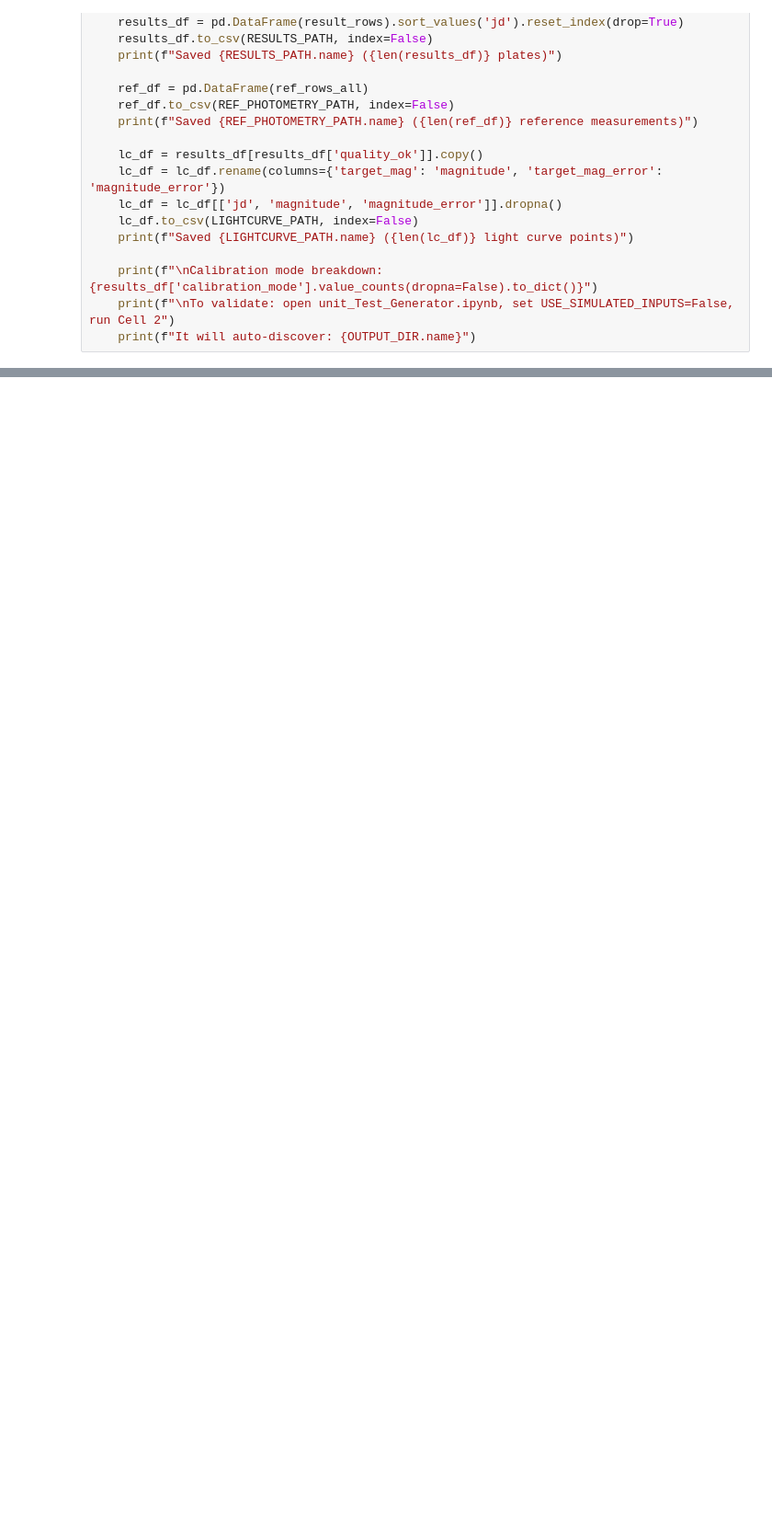
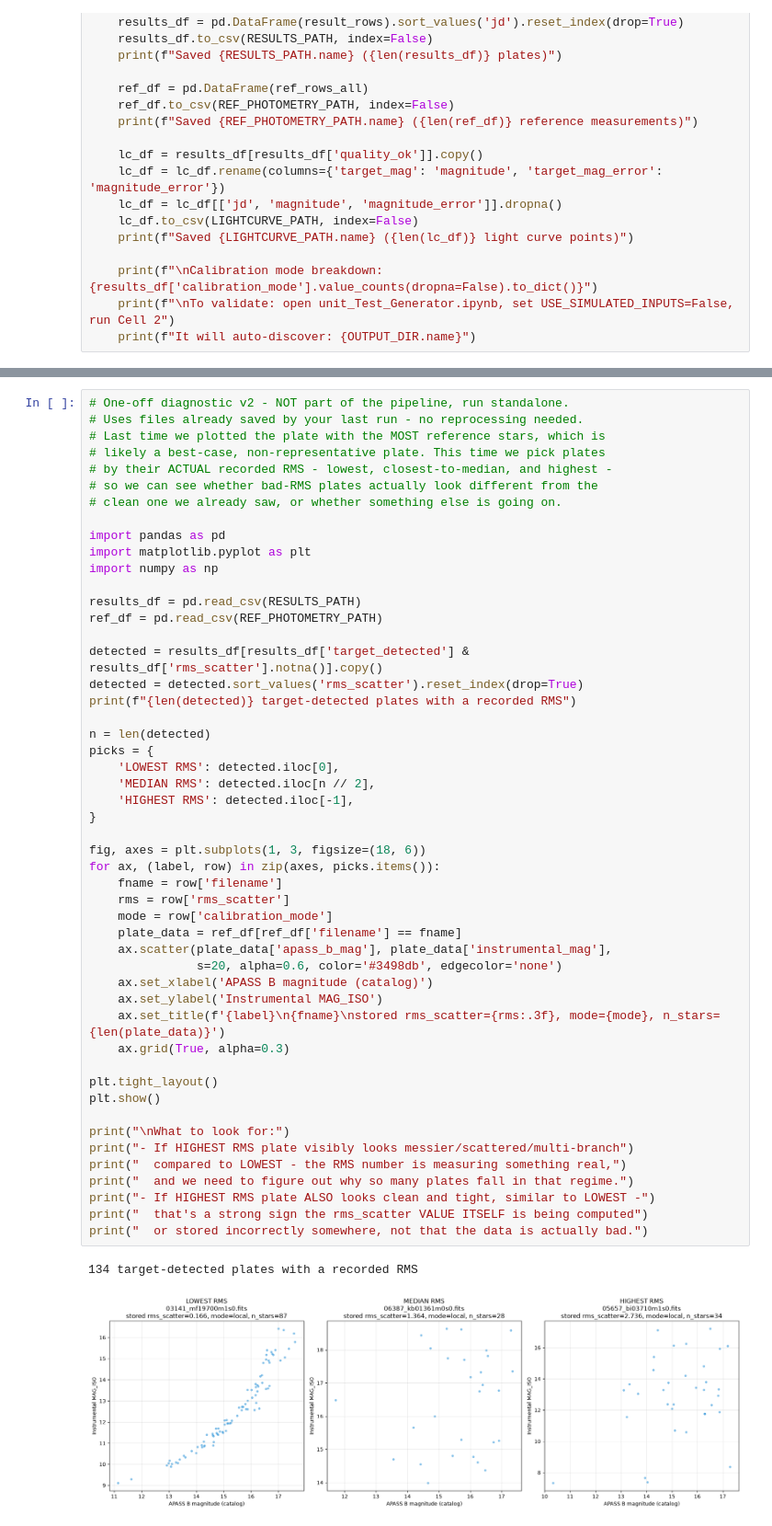
Before and after one commit to IsaacG185/rcb_Star_Dust_Survey, a Jupyter notebook: test_CNN/notebooks/02_B_DASCH_Replica.ipynb, the cells around one changed output, grey strips where cells are left out. Shown at 92% size. Saved outputs shown, nothing was run; the diff lists cells and outputs as text; blank space fills up the shorter version.

```diff
--- a/test_CNN/notebooks/02_B_DASCH_Replica.ipynb
+++ b/test_CNN/notebooks/02_B_DASCH_Replica.ipynb
@@ -1411,0 +1746,53 @@ VBox(children=(IntProgress(value=0, layout=Layout(height='20px', width='70%'), m
+# %%
+# One-off diagnostic v2 - NOT part of the pipeline, run standalone.
+# Uses files already saved by your last run - no reprocessing needed.
+# Last time we plotted the plate with the MOST reference stars, which is
+# likely a best-case, non-representative plate. This time we pick plates
+# by their ACTUAL recorded RMS - lowest, closest-to-median, and highest -
+# so we can see whether bad-RMS plates actually look different from the
+# clean one we already saw, or whether something else is going on.
+
+import pandas as pd
+import matplotlib.pyplot as plt
+import numpy as np
+
+results_df = pd.read_csv(RESULTS_PATH)
+ref_df = pd.read_csv(REF_PHOTOMETRY_PATH)
+
+detected = results_df[results_df['target_detected'] & results_df['rms_scatter'].notna()].copy()
+detected = detected.sort_values('rms_scatter').reset_index(drop=True)
+print(f"{len(detected)} target-detected plates with a recorded RMS")
+
+n = len(detected)
+picks = {
+    'LOWEST RMS': detected.iloc[0],
+    'MEDIAN RMS': detected.iloc[n // 2],
+    'HIGHEST RMS': detected.iloc[-1],
+}
+
+fig, axes = plt.subplots(1, 3, figsize=(18, 6))
+for ax, (label, row) in zip(axes, picks.items()):
+    fname = row['filename']
+    rms = row['rms_scatter']
+    mode = row['calibration_mode']
+    plate_data = ref_df[ref_df['filename'] == fname]
+    ax.scatter(plate_data['apass_b_mag'], plate_data['instrumental_mag'],
+               s=20, alpha=0.6, color='#3498db', edgecolor='none')
+    ax.set_xlabel('APASS B magnitude (catalog)')
+    ax.set_ylabel('Instrumental MAG_ISO')
+    ax.set_title(f'{label}\n{fname}\nstored rms_scatter={rms:.3f}, mode={mode}, n_stars={len(plate_data)}')
+    ax.grid(True, alpha=0.3)
+
+plt.tight_layout()
+plt.show()
+
+print("\nWhat to look for:")
+print("- If HIGHEST RMS plate visibly looks messier/scattered/multi-branch")
+print("  compared to LOWEST - the RMS number is measuring something real,")
+print("  and we need to figure out why so many plates fall in that regime.")
+print("- If HIGHEST RMS plate ALSO looks clean and tight, similar to LOWEST -")
+print("  that's a strong sign the rms_scatter VALUE ITSELF is being computed")
+print("  or stored incorrectly somewhere, not that the data is actually bad.")
+# %% [output]
+134 target-detected plates with a recorded RMS
+[figure, added]
```
Also changed, not shown: parts of 3 cells of this notebook, 13 other files.
